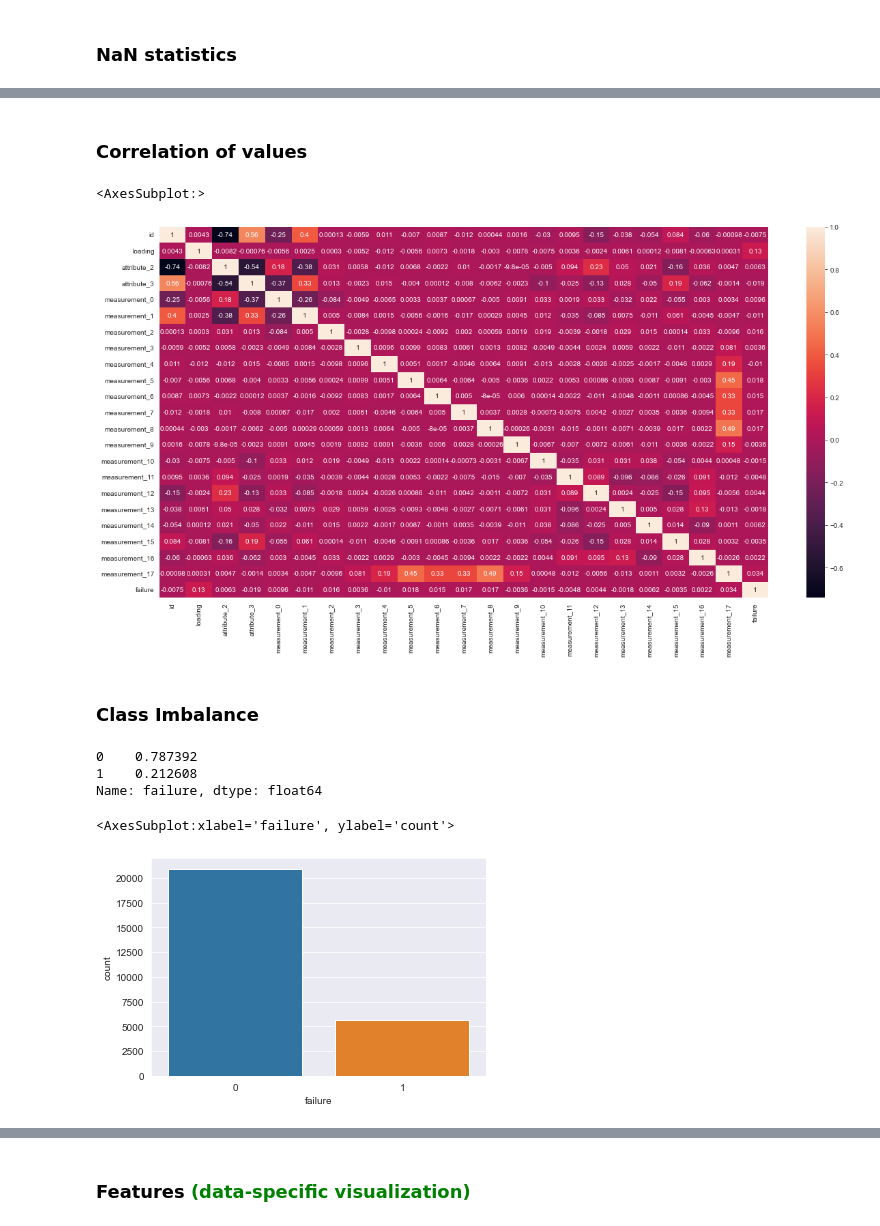
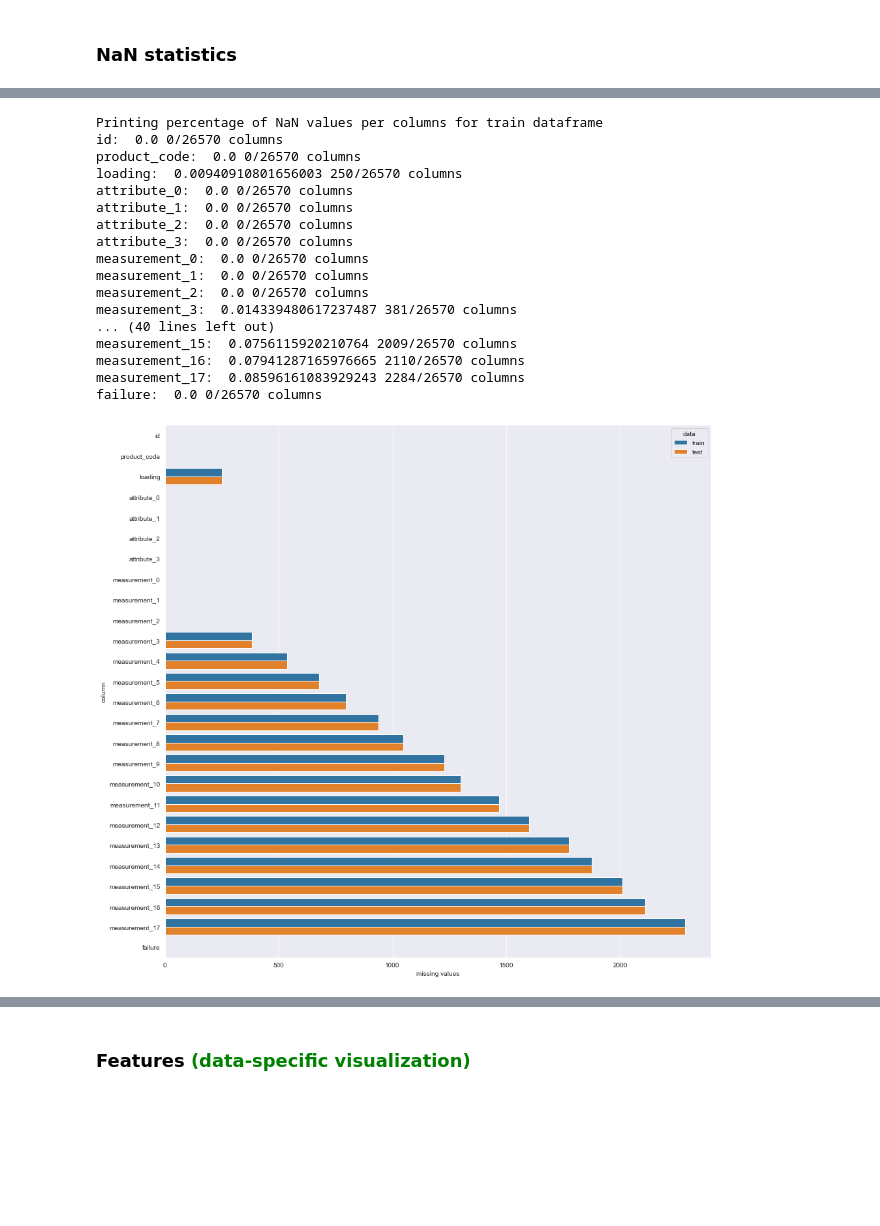
Before and after one commit to ArnolFokam/MLPocket, a Jupyter notebook: notebooks/submission_tps_aug_2022.ipynb, the cells around one changed output, grey strips where cells are left out. Drawn from its saved outputs; the diff is of its cells as text; code cells hidden in the pictures; blank space fills up the shorter version.

```diff
--- a/notebooks/submission_tps_aug_2022.ipynb
+++ b/notebooks/submission_tps_aug_2022.ipynb
@@ -15,7 +13,7 @@ sns.set_style('darkgrid')
 # Config
 # %%
 class Config:
-    data_dir = "tps_aug_2022"
+    data_dir = "../data/raw/tps_aug_2022"
     label = "failure"
     output_dir = "outputs/submissions/tps_aug_2022"
     test_size = 0.33
@@ -25,8 +23,8 @@ class Config:
 # %% [markdown]
 ## Loading
 # %%
-_, _, train = load_data(path=f"../data/raw/{Config.data_dir}/train.csv", labels=[Config.label])
-test = load_data(path=f"../data/raw/{Config.data_dir}/test.csv")
+_, _, train = load_data(path=f"{Config.data_dir}/train.csv", labels=[Config.label])
+test = load_data(path=f"{Config.data_dir}/test.csv")
 # %% [markdown]
 ## Visualization
 # %%
@@ -154,20 +100,27 @@ plot_columns_dist(train)
-# %% [markdown]
-### Correlation of values
-# %%
-plot_corr(train)
-# %% [output]
-<AxesSubplot:>
-[figure, removed]
-# %% [markdown]
-### Class Imbalance
-# %%
-train[Config.label].value_counts(normalize=True)
-# %% [output]
-0    0.787392
-1    0.212608
-Name: failure, dtype: float64
-# %%
-sns.countplot(x=train[Config.label])
-# %% [output]
-<AxesSubplot:xlabel='failure', ylabel='count'>
-[figure, removed]
+# %%
+get_nan_stats({
+    "train": train,
+    "test": train
+},
+    print_nan_stats=True,
+    plot_nan_stats=True
+)
+# %% [output]
+Printing percentage of NaN values per columns for train dataframe
+id:  0.0 0/26570 columns
+product_code:  0.0 0/26570 columns
+loading:  0.00940910801656003 250/26570 columns
+attribute_0:  0.0 0/26570 columns
+attribute_1:  0.0 0/26570 columns
+attribute_2:  0.0 0/26570 columns
+attribute_3:  0.0 0/26570 columns
+measurement_0:  0.0 0/26570 columns
+measurement_1:  0.0 0/26570 columns
+measurement_2:  0.0 0/26570 columns
+measurement_3:  0.014339480617237487 381/26570 columns
+... (40 lines left out)
+measurement_15:  0.0756115920210764 2009/26570 columns
+measurement_16:  0.07941287165976665 2110/26570 columns
+measurement_17:  0.08596161083929243 2284/26570 columns
+failure:  0.0 0/26570 columns
+[figure, added]
```
Also changed, not shown: parts of 86 cells of this notebook, 6 other files.
